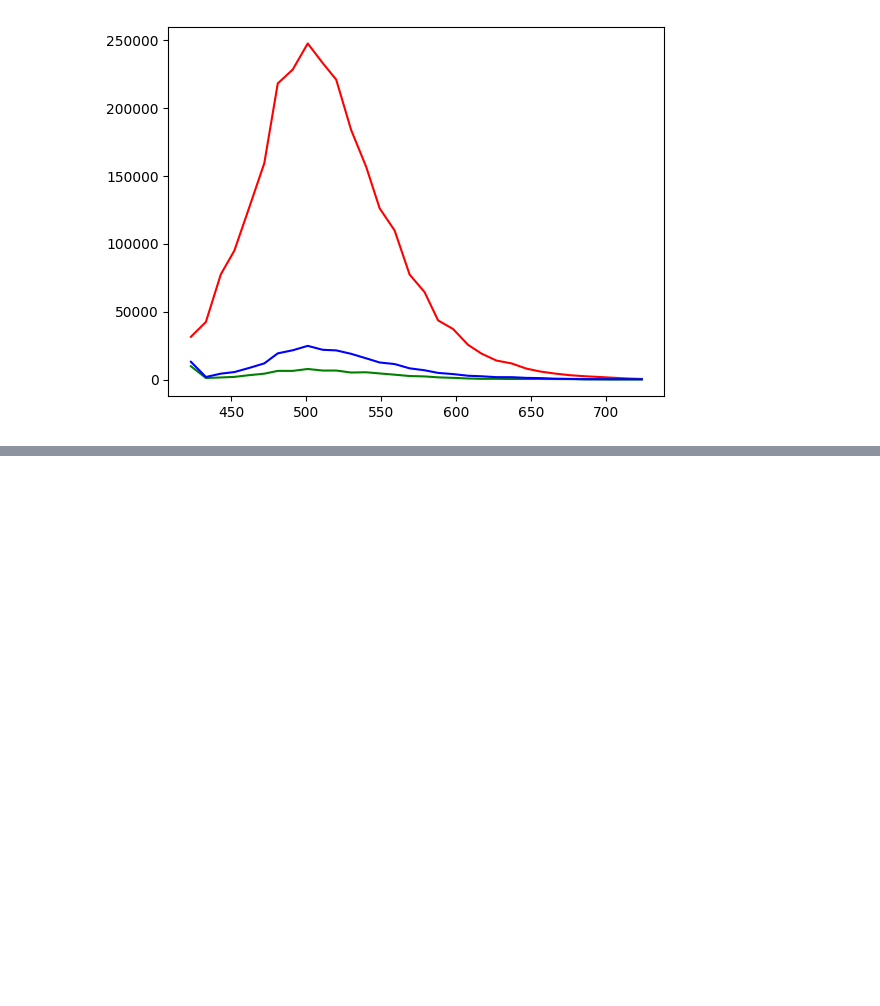
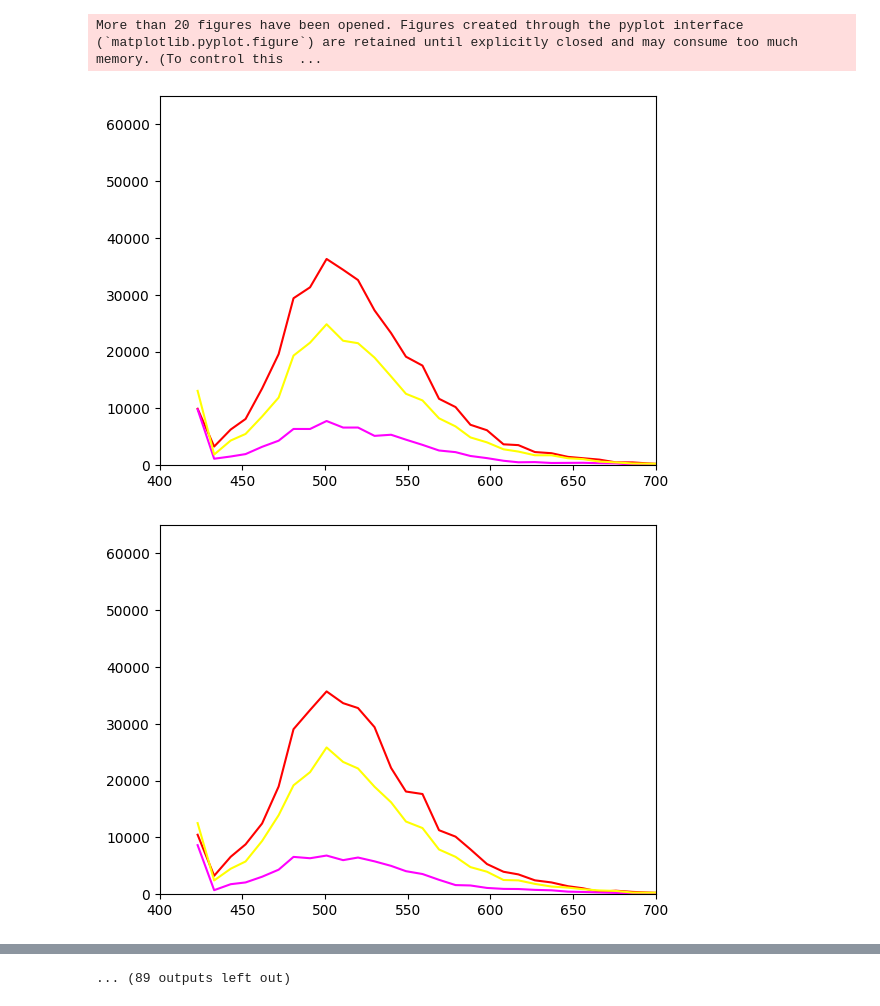
Before and after one commit to arteys/PyLSM, a Jupyter notebook: pyLSM_TL.ipynb, the cells around one changed output, grey strips where cells are left out. Saved outputs shown, nothing was run; the diff lists cells and outputs as text; code cells hidden in the pictures; blank space fills up the shorter version.

Commit message:
Well, it partialy worked. By montage of plots with images must be done in ImageJ, and as well as saving as a gif

```diff
--- a/pyLSM_TL.ipynb
+++ b/pyLSM_TL.ipynb
@@ -276,48 +276,72 @@ spectra = spectra_extraction_ROI(193, 243, 20, image_i)
 
 plt.plot(wavelength_list,spectra)
 # %%
-c = 1 #TEMPORARY
+c = 100 #TEMPORARY
 
 spectra_1 = np.zeros(shape=(32,c))
 spectra_2 = np.zeros(shape=(32,c))
 spectra_3 = np.zeros(shape=(32,c))
 
-x_1,y_1 = 193, 243
-x_2,y_2 = 400, 100
-x_3,y_3 = 280, 350
+x_1,y_1,s_1 = 161, 254, 30
+x_2,y_2,s_2 = 400, 100, 30
+x_3,y_3,s_3 = 280, 350, 30
 
 for i in range(c):
     image_i = image_raw[i,:,:,:]
     img = channels_to_lambda(image_i,wavelength_list)
-    auto_result, alpha, beta = automatic_brightness_and_contrast(img)
+    bc_corrected_image, alpha, beta = automatic_brightness_and_contrast(img)
 
-    spectra_1[:,i] = spectra_extraction_ROI(x_1,y_1, 30, image_i)
-    spectra_2[:,i] = spectra_extraction_ROI(x_2,y_2, 30, image_i)
-    spectra_3[:,i] = spectra_extraction_ROI(x_3,y_3, 30, image_i)
+    spectra_1[:,i] = spectra_extraction_ROI(x_1,y_1, s_1, image_i)
+    spectra_2[:,i] = spectra_extraction_ROI(x_2,y_2, s_2, image_i)
+    spectra_3[:,i] = spectra_extraction_ROI(x_3,y_3, s_3, image_i)
 
 
     # print(type(spectra_i))
 
     # print(spectra_i)
 
     output_image_file_name_corr = folder_path + '\\Animation_frames\\' + str(i) + '_corr' + '.png'
+    output_image_file_name_mod = folder_path + '\\Modified_animation_frames\\' + str(i) + '_ROI' + '.png'
+
     output_plot_file_name = folder_path + '\\Plot_frames\\' + str(i) + '.png'
-    cv2.imwrite(output_image_file_name_corr, auto_result)
+
+    # fig, ax = plt.subplots()
+    # rect_1 = patches.Rectangle((x_1,y_1), s_1, s_1, linewidth=1, edgecolor='r', facecolor='none')
+    # rect_2 = patches.Rectangle((x_2,y_2), s_2, s_2, linewidth=1, edgecolor='y', facecolor='none')
+    # rect_3 = patches.Rectangle((x_3,y_3), s_3, s_3, linewidth=1, edgecolor='b', facecolor='none')
+
+    # ax.add_patch(rect_1)
+    # ax.add_patch(rect_2)
+    # ax.add_patch(rect_3)
+
+    image_ROI_1 = cv2.rectangle(bc_corrected_image, (x_1,y_1), (x_1+s_1,y_1+s_1), (0, 0, 255), 2)
+    image_ROI_2 = cv2.rectangle(image_ROI_1, (x_2,y_2), (x_2+s_2,y_2+s_2), (255, 0, 255), 2)
+    image_ROI_3 = cv2.rectangle(image_ROI_2, (x_3,y_3), (x_3+s_3,y_3+s_3), (0, 255, 255), 2)
+
+
+    cv2.imwrite(output_image_file_name_corr, bc_corrected_image)
+    cv2.imwrite(output_image_file_name_mod, image_ROI_3)
+    # cv2.imwrite(output_image_file_name_mod, figure)
 
     fig, ax = plt.subplots( nrows=1, ncols=1 )
+    ax.set_xlim([400, 700])
+    ax.set_ylim([0, 65000])
     ax.plot(wavelength_list, spectra_1[:,i], color = 'red')
-    ax.plot(wavelength_list, spectra_2[:,i], color = 'green')
-    ax.plot(wavelength_list, spectra_3[:,i], color = 'blue')
+    ax.plot(wavelength_list, spectra_2[:,i], color = 'magenta')
+    ax.plot(wavelength_list, spectra_3[:,i], color = 'yellow')
     # print(spectra[:,i])
+
 
 
     fig.savefig(output_plot_file_name)
     # plt.close()  #If we wont show each of the hundreds of plots
 
 # print(spectra)
 
 # spectra_df = pd.DataFrame(spectra)
 
 # print(spectra_df)
 # %% [output]
+More than 20 figures have been opened. Figures created through the pyplot interface (`matplotlib.pyplot.figure`) are retained until explicitly closed and may consume too much memory. (To control this  ...
-[figure, old version]
+[figure, new version]
+[figure, added]
@@ -324,3 +357,4 @@ for i in range(c):
+... (89 outputs left out)
 # %%
 output_spectra_file_name = folder_path + 'spectra' + '.xlsx'
 
```
Also changed, not shown: parts of 1 cell of this notebook.
